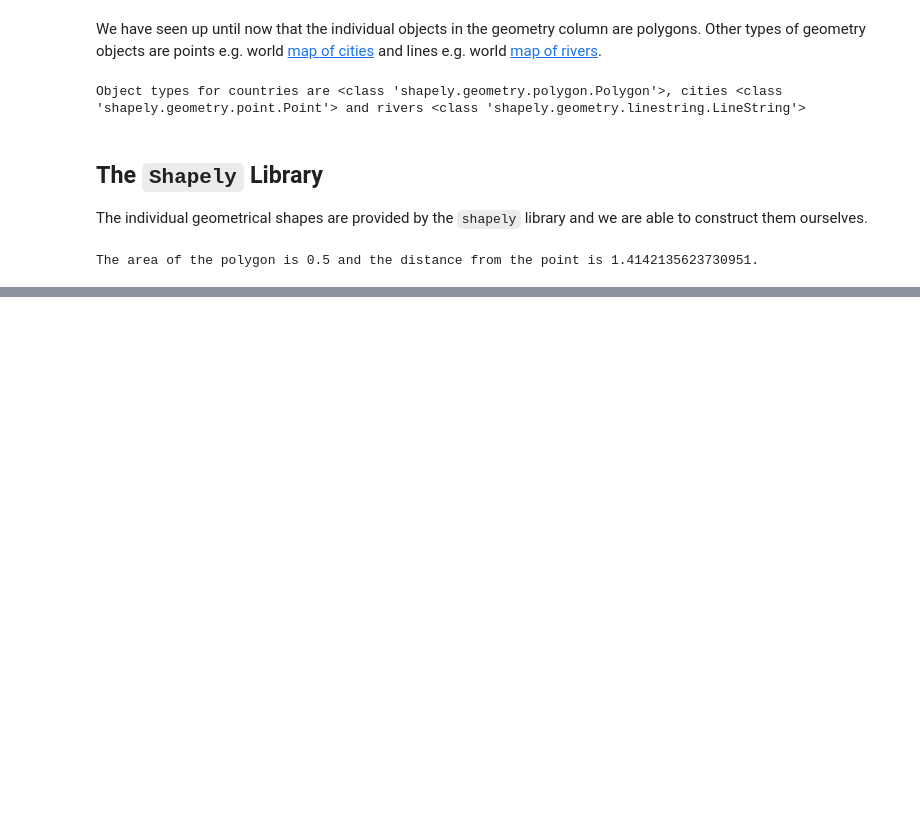
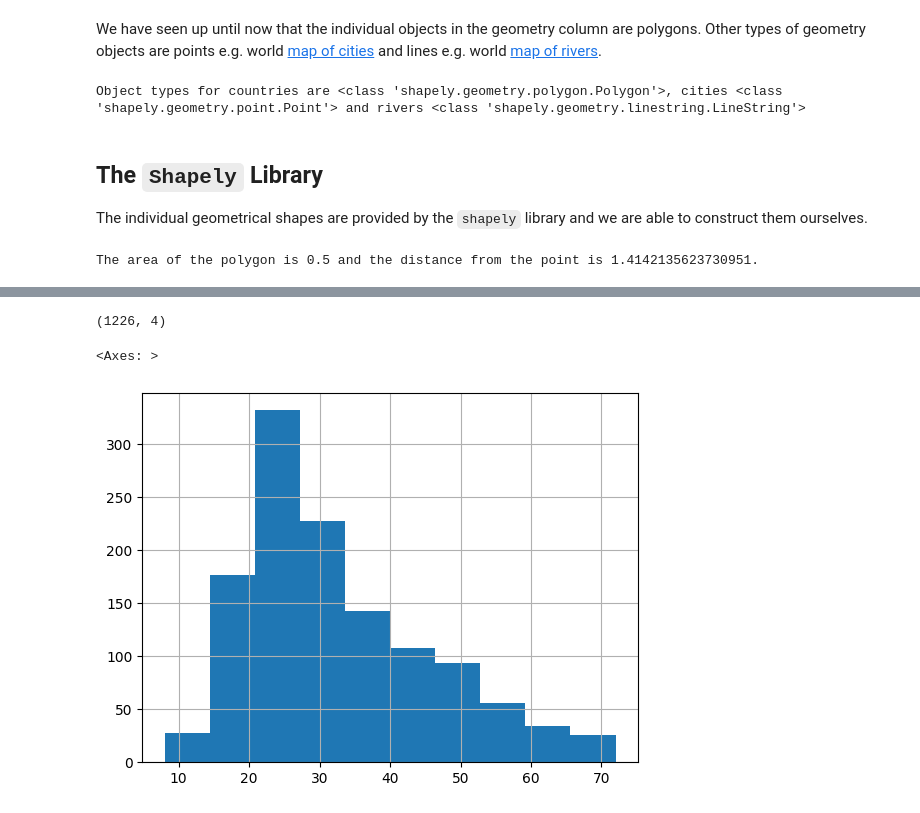
Before and after one commit to liljafreja/geopython, a Jupyter notebook: intro_geospatial_data.ipynb, the cells around one changed output, grey strips where cells are left out. Drawn from its saved outputs; the diff is of its cells as text; code cells hidden in the pictures; blank space fills up the shorter version.

```diff
--- a/intro_geospatial_data.ipynb
+++ b/intro_geospatial_data.ipynb
@@ -81,0 +100,2 @@ The area of the polygon is 0.5 and the distance from the point is 1.414213562373
+# %%
+stations = gp.read_file("data/paris_bike_stations_mercator.gpkg")
@@ -81,0 +115,9 @@ The area of the polygon is 0.5 and the distance from the point is 1.414213562373
+# %%
+stations.shape
+# %% [output]
+(1226, 4)
+# %%
+stations['bike_stands'].hist()
+# %% [output]
+<Axes: >
+[figure, added]
```
Also changed, not shown: parts of 21 cells of this notebook.
